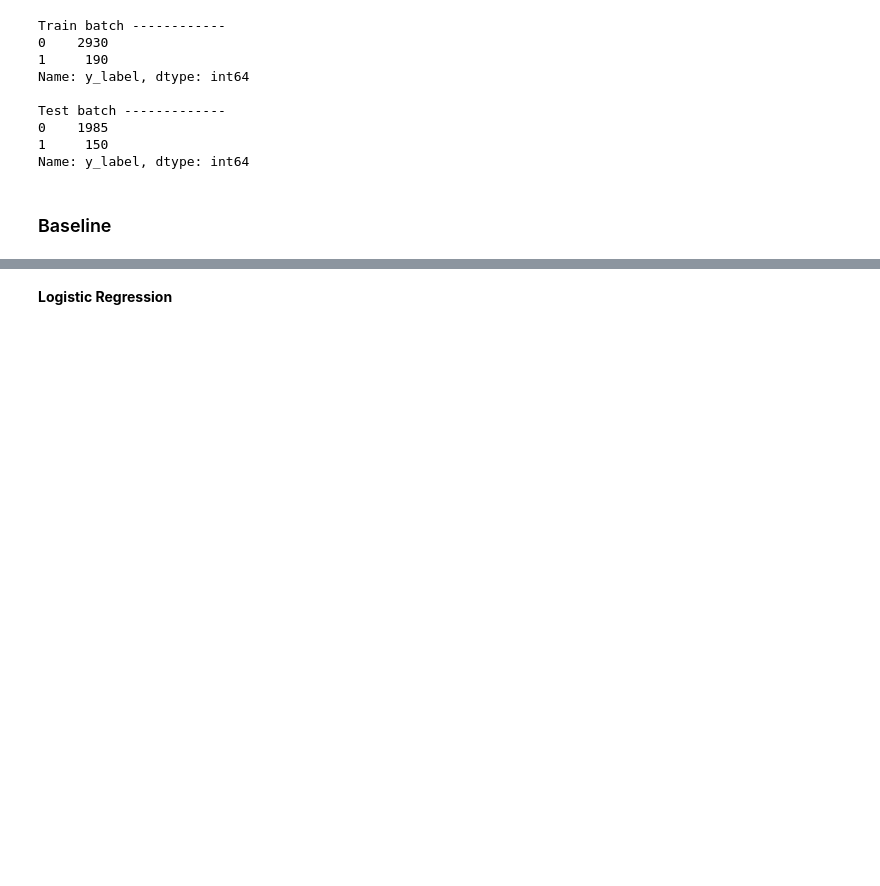
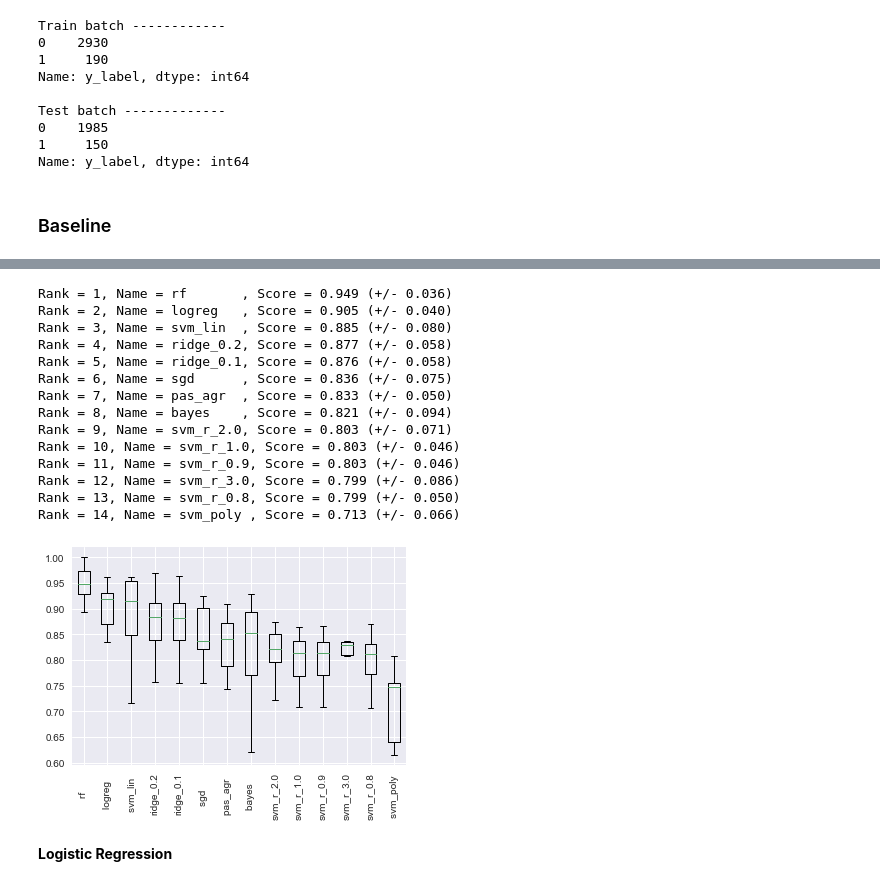
Before and after one commit to norbertstrzelecki/tour_de_pologne_top10, a Jupyter notebook: tdp_3_3_data_modeling.ipynb, the cells around one changed output, grey strips where cells are left out. Saved outputs shown, nothing was run; the diff lists cells and outputs as text; code cells hidden in the pictures; blank space fills up the shorter version.

```diff
--- a/tdp_3_3_data_modeling.ipynb
+++ b/tdp_3_3_data_modeling.ipynb
@@ -302,3 +414,12 @@ def balanced_accuracy_value(classifier):
 # %%
 X_train_cut = X_train.iloc[:,2:]
 X_test_cut = X_test.iloc[:,2:]
+# %%
+X = X_train_cut
+y = y_train
+# %%
+# Get model list
+models = define_models()
+
+# Evaluate models
+results = evaluate_models(X, y, models)
@@ -305,3 +442,22 @@ X_test_cut = X_test.iloc[:,2:]
+# %%
+# Summarize results
+summarize_results(results)
+# %% [output]
+Rank = 1, Name = rf       , Score = 0.949 (+/- 0.036)
+Rank = 2, Name = logreg   , Score = 0.905 (+/- 0.040)
+Rank = 3, Name = svm_lin  , Score = 0.885 (+/- 0.080)
+Rank = 4, Name = ridge_0.2, Score = 0.877 (+/- 0.058)
+Rank = 5, Name = ridge_0.1, Score = 0.876 (+/- 0.058)
+Rank = 6, Name = sgd      , Score = 0.836 (+/- 0.075)
+Rank = 7, Name = pas_agr  , Score = 0.833 (+/- 0.050)
+Rank = 8, Name = bayes    , Score = 0.821 (+/- 0.094)
+Rank = 9, Name = svm_r_2.0, Score = 0.803 (+/- 0.071)
+Rank = 10, Name = svm_r_1.0, Score = 0.803 (+/- 0.046)
+Rank = 11, Name = svm_r_0.9, Score = 0.803 (+/- 0.046)
+Rank = 12, Name = svm_r_3.0, Score = 0.799 (+/- 0.086)
+Rank = 13, Name = svm_r_0.8, Score = 0.799 (+/- 0.050)
+Rank = 14, Name = svm_poly , Score = 0.713 (+/- 0.066)
+[figure, added]
 # %% [markdown]
 **Logistic Regression**
 # %%
```
Also changed, not shown: parts of 3 cells of this notebook.
